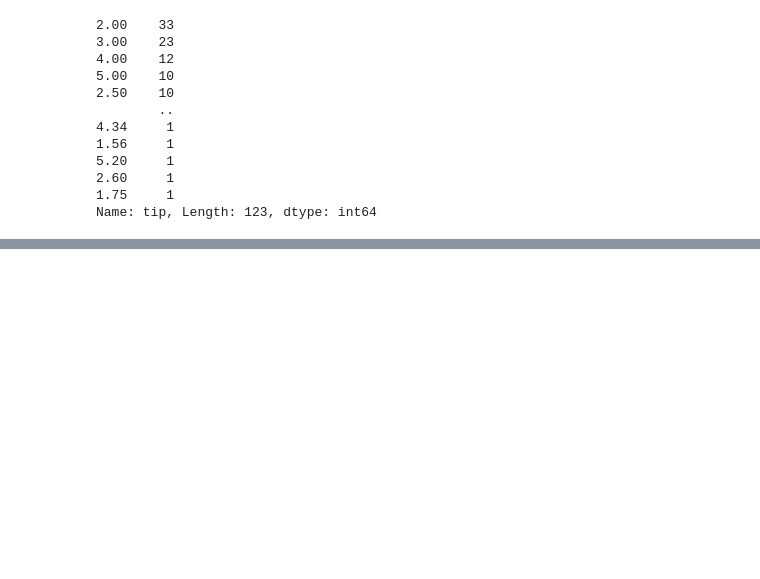
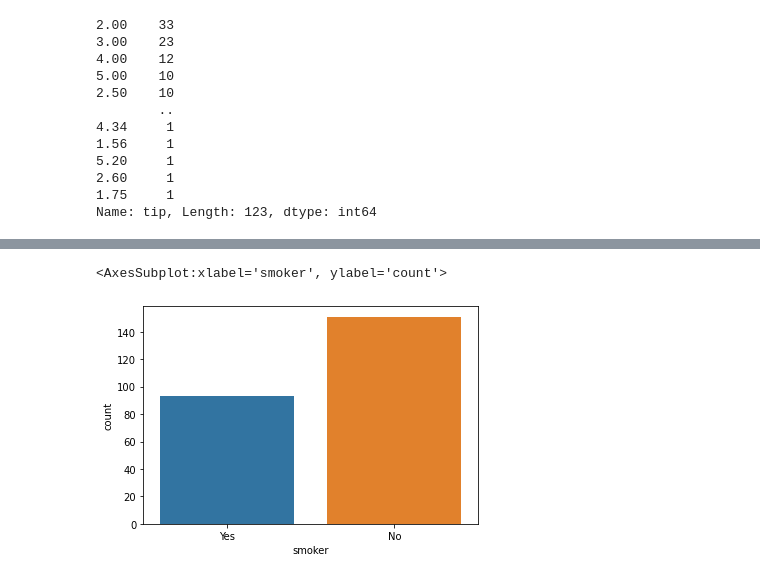
Before and after one commit to Sialsanwal/python, a Jupyter notebook: Seaborn.ipynb, the cells around one changed output, grey strips where cells are left out. Drawn from its saved outputs; the diff is of its cells as text; code cells hidden in the pictures; blank space fills up the shorter version.

```diff
--- a/Seaborn.ipynb
+++ b/Seaborn.ipynb
@@ -111,0 +125,5 @@ Name: tip, Length: 123, dtype: int64
+# %%
+sns.countplot("smoker", data=df)
+# %% [output]
+<AxesSubplot:xlabel='smoker', ylabel='count'>
+[figure, added]
```
Also changed, not shown: parts of 15 cells of this notebook.
